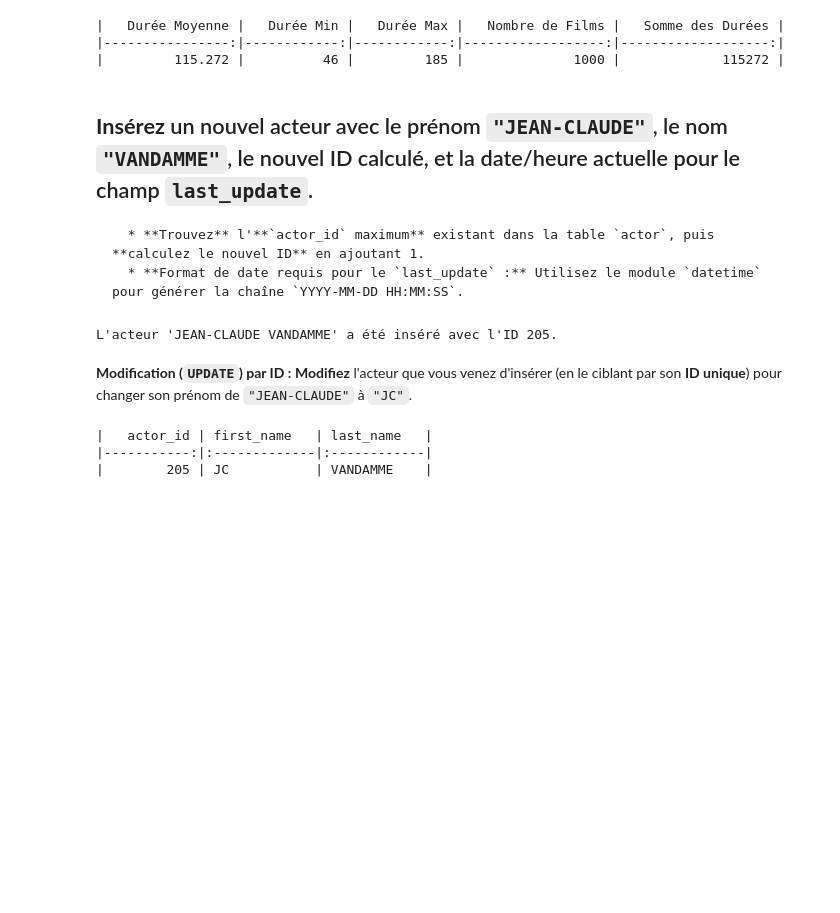
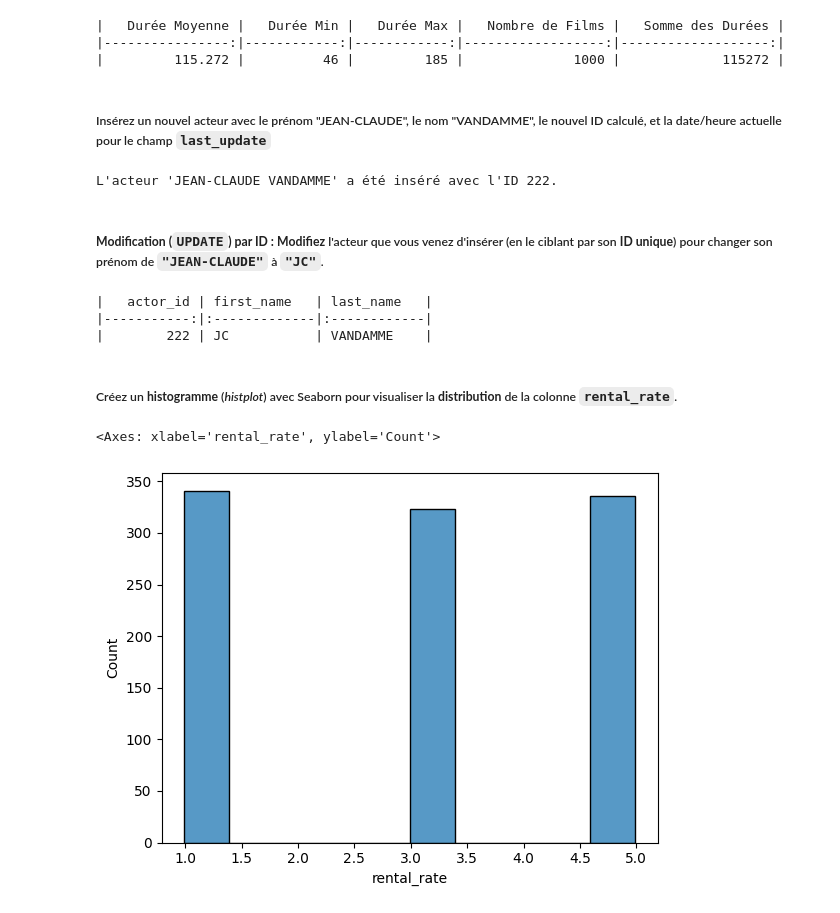
Before and after one commit to ElvexDom/dbPython, a Jupyter notebook: notebook/exo_sqlalchemy.ipynb, the cells around one changed output. Cells and saved outputs as stored; diff of their text form; code cells hidden in the pictures; blank space fills up the shorter version.

Commit message:
exercice seaborn

```diff
--- a/notebook/exo_sqlalchemy.ipynb
+++ b/notebook/exo_sqlalchemy.ipynb
@@ -16,14 +17,12 @@ engine = create_engine(f"sqlite:///{db_file}")
 # %%
 def executer_query(sql_query, params=None):
     try:
-        with engine.connect() as connection:
+        with engine.begin() as connection:
             result = connection.execute(text(sql_query), params or {})
             if result.returns_rows:
                 df = pd.DataFrame(result.fetchall(), columns=result.keys())
                 return df
-            else:
-                connection.commit()  # commit nécessaire pour SQLite
-                return None
+            return None
     except Exception as e:
         print(f"Une erreur s'est produite : {e}")
         return None
@@ -65,9 +64,7 @@ print(df_stats.to_markdown(index=False))
 |----------------:|------------:|------------:|------------------:|-------------------:|
 |         115.272 |          46 |         185 |              1000 |             115272 |
 # %% [markdown]
-## **Insérez** un nouvel acteur avec le prénom `"JEAN-CLAUDE"`, le nom `"VANDAMME"`, le nouvel ID calculé, et la date/heure actuelle pour le champ **`last_update`**.
-      * **Trouvez** l'**`actor_id` maximum** existant dans la table `actor`, puis **calculez le nouvel ID** en ajoutant 1.
-      * **Format de date requis pour le `last_update` :** Utilisez le module `datetime` pour générer la chaîne `YYYY-MM-DD HH:MM:SS`.
+##### Insérez un nouvel acteur avec le prénom "JEAN-CLAUDE", le nom "VANDAMME", le nouvel ID calculé, et la date/heure actuelle pour le champ **`last_update`**
 # %%
 first_name = "JEAN-CLAUDE"
 last_name = "VANDAMME"
@@ -104,9 +101,9 @@ else:
     executer_query(sql_insert, nouvel_acteur)
     print(f"L'acteur '{first_name} {last_name}' a été inséré avec l'ID {nouvel_id}.")
 # %% [output]
-L'acteur 'JEAN-CLAUDE VANDAMME' a été inséré avec l'ID 205.
+L'acteur 'JEAN-CLAUDE VANDAMME' a été inséré avec l'ID 222.
 # %% [markdown]
-**Modification (`UPDATE`) par ID :** **Modifiez** l'acteur que vous venez d'insérer (en le ciblant par son **ID unique**) pour changer son prénom de `"JEAN-CLAUDE"` à `"JC"`.
+##### **Modification (`UPDATE`) par ID :** **Modifiez** l'acteur que vous venez d'insérer (en le ciblant par son **ID unique**) pour changer son prénom de `"JEAN-CLAUDE"` à `"JC"`.
 # %%
 sql_update = """
 UPDATE actor
@@ -126,4 +123,20 @@ print(df_verif.to_markdown(index=False))
 # %% [output]
 |   actor_id | first_name   | last_name   |
 |-----------:|:-------------|:------------|
-|        205 | JC           | VANDAMME    |
+|        222 | JC           | VANDAMME    |
+# %% [markdown]
+##### Créez un **histogramme** (*histplot*) avec Seaborn pour visualiser la **distribution** de la colonne `rental_rate`.
+# %%
+# Récupération des valeurs rental_rate
+sql_rental_rate = """
+SELECT rental_rate
+FROM film;
+"""
+
+df_rental_rate = executer_query(sql_rental_rate)
+
+# Création de l'histogramme avec Seaborn
+sns.histplot(df_rental_rate["rental_rate"], bins=10, kde=False)
+# %% [output]
+<Axes: xlabel='rental_rate', ylabel='Count'>
+[figure, added]
```
Also changed, not shown: parts of 8 cells of this notebook, 1 other file.
